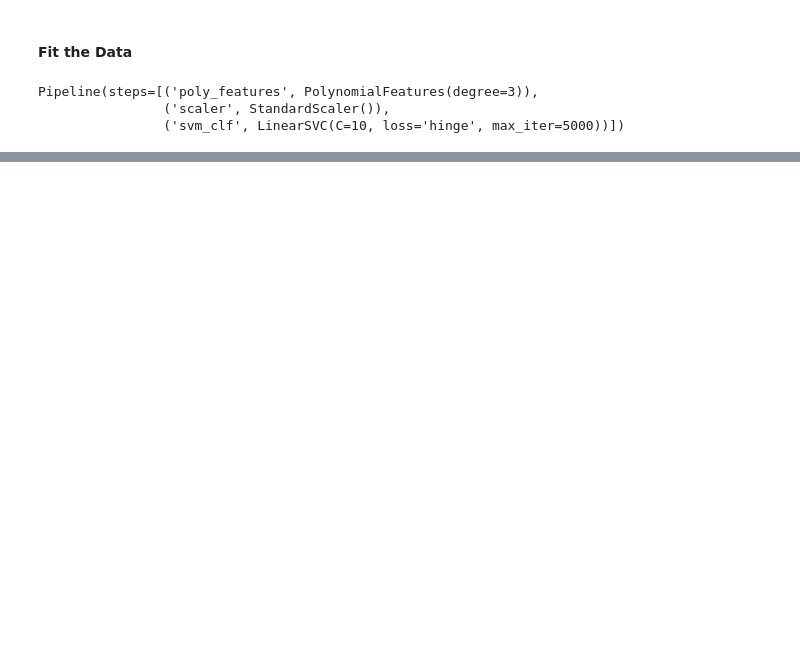
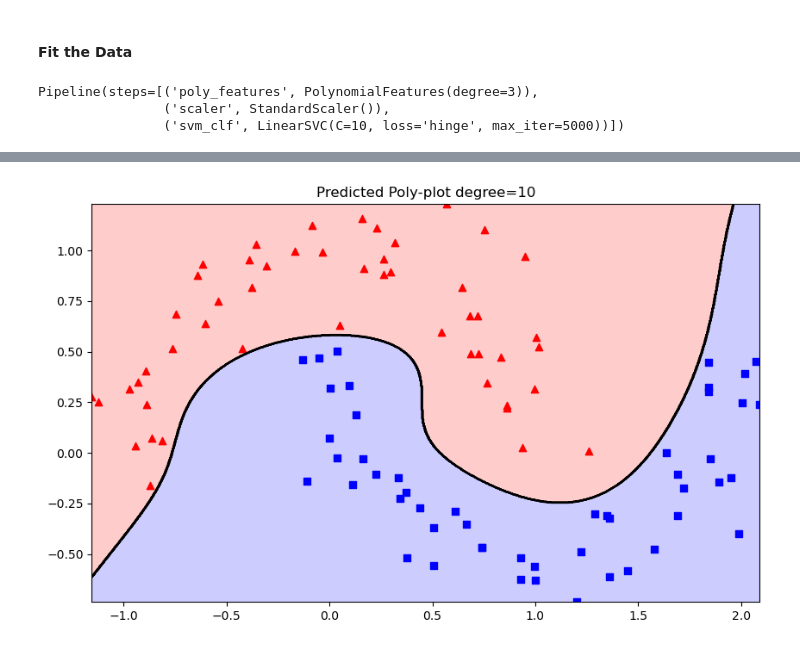
Before and after one commit to LilacOrchid/MachineLearningPractice, a Jupyter notebook: SVM Theory.ipynb, the cells around one changed output, grey strips where cells are left out. Saved outputs shown, nothing was run; the diff lists cells and outputs as text; code cells hidden in the pictures; blank space fills up the shorter version.

```diff
--- a/SVM Theory.ipynb
+++ b/SVM Theory.ipynb
@@ -196,0 +244,4 @@ ValueError: X has 1 features, but PolynomialFeatures is expecting 2 features as
+# %%
+plot_contour(X,y,degrees=10)
+# %% [output]
+[figure, added]
```
Also changed, not shown: parts of 14 cells of this notebook.
